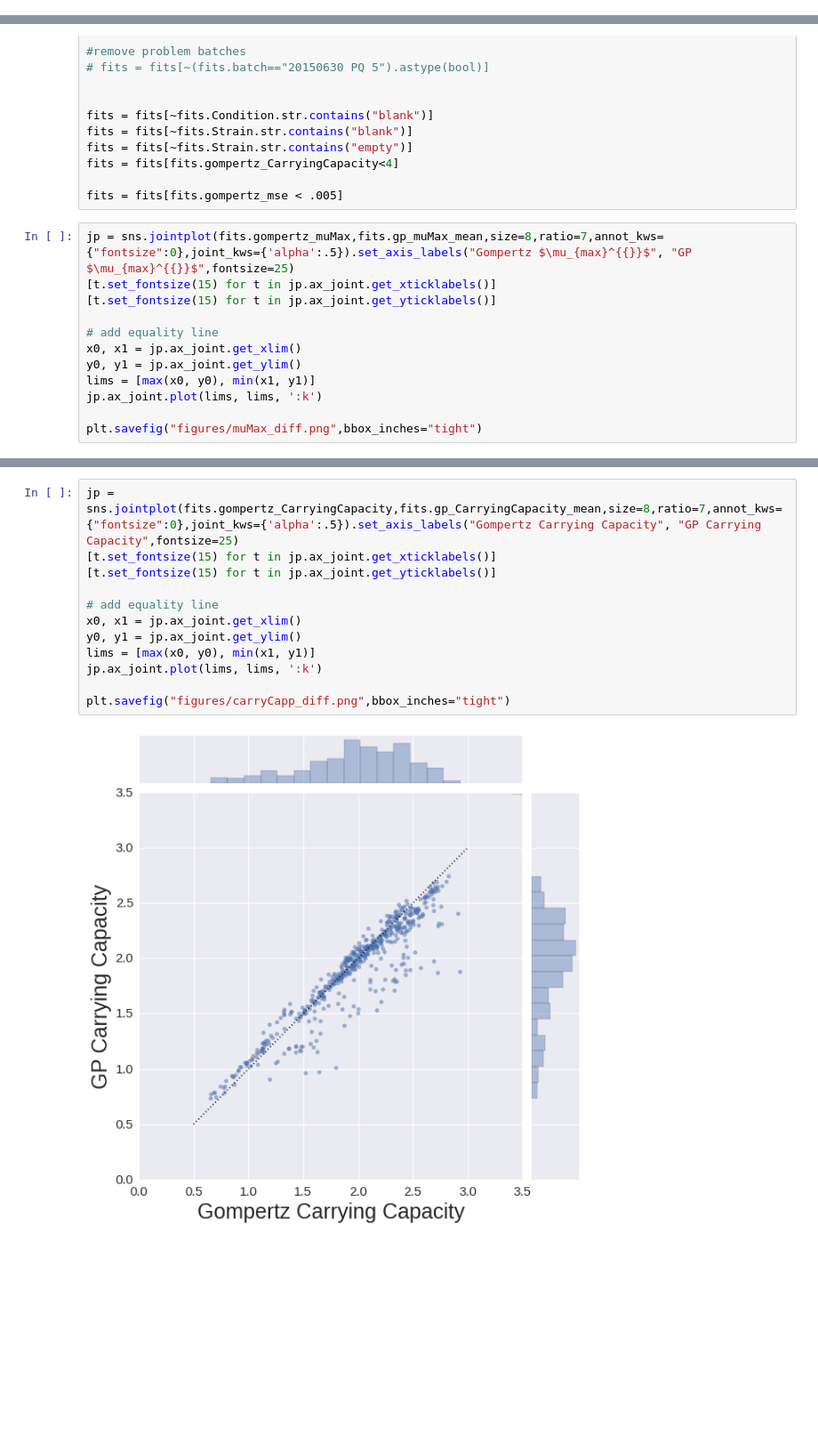
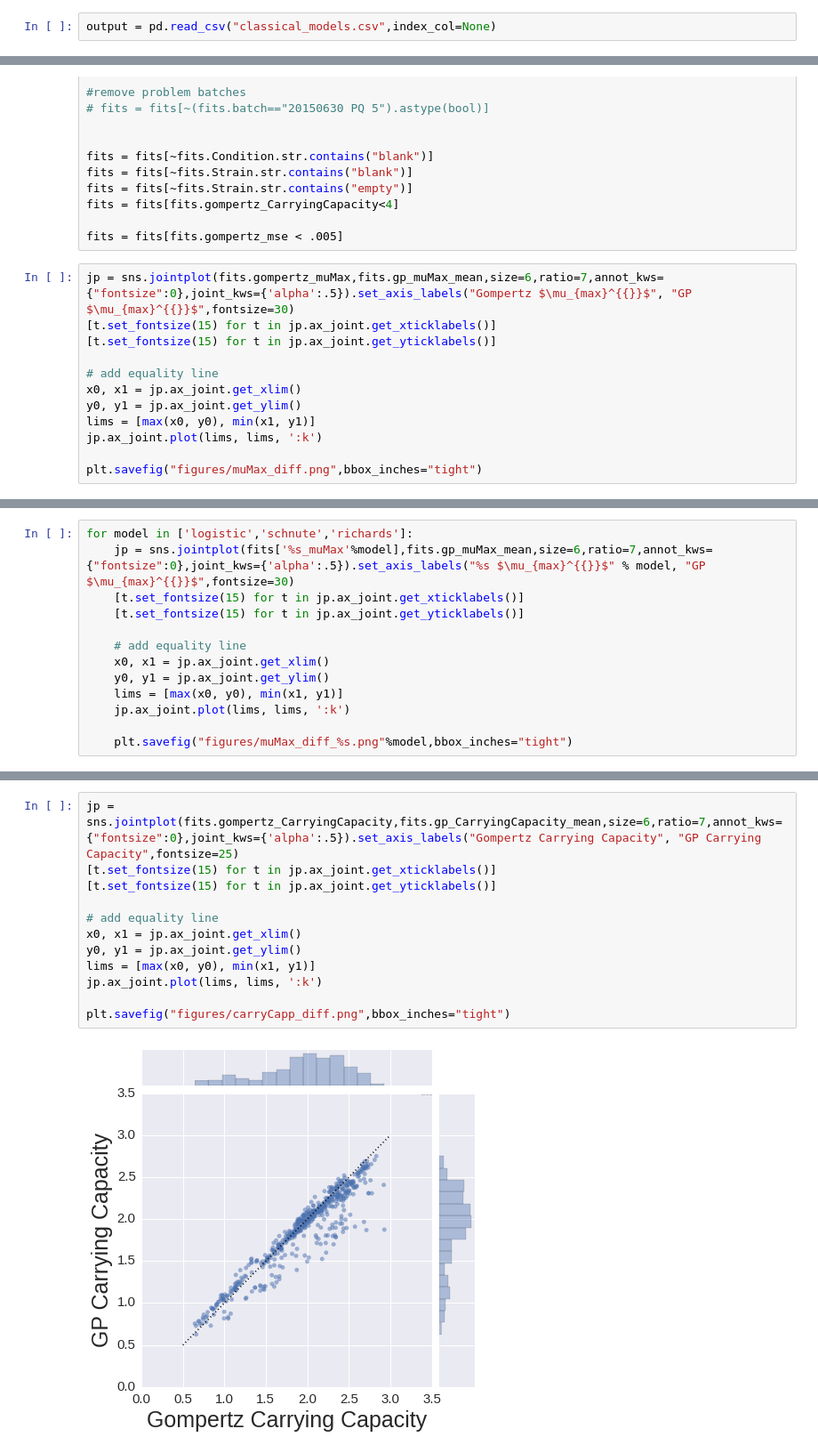
Before and after one commit to ptonner/gp_growth_phenotype, a Jupyter notebook: notebooks/classical_models.ipynb, the cells around one changed output, grey strips where cells are left out. Shown at 89% size. Drawn from its saved outputs; the diff is of its cells as text; blank space fills up the shorter version.

```diff
--- a/notebooks/classical_models.ipynb
+++ b/notebooks/classical_models.ipynb
@@ -180,5 +266,7 @@ KeyError: ('ura3', 0.333)
 # %% [markdown]
 # Errors
+# %%
+output = pd.read_csv("classical_models.csv",index_col=None)
 # %%
 fits = output.copy()
 fits.Condition.replace(np.nan,'',inplace=True)
@@ -294,7 +532,7 @@ fits = fits[fits.gompertz_CarryingCapacity<4]
 
 fits = fits[fits.gompertz_mse < .005]
 # %%
-jp = sns.jointplot(fits.gompertz_muMax,fits.gp_muMax_mean,size=8,ratio=7,annot_kws={"fontsize":0},joint_kws={'alpha':.5}).set_axis_labels("Gompertz $\mu_{max}^{{}}$", "GP $\mu_{max}^{{}}$",fontsize=25)
+jp = sns.jointplot(fits.gompertz_muMax,fits.gp_muMax_mean,size=6,ratio=7,annot_kws={"fontsize":0},joint_kws={'alpha':.5}).set_axis_labels("Gompertz $\mu_{max}^{{}}$", "GP $\mu_{max}^{{}}$",fontsize=30)
 [t.set_fontsize(15) for t in jp.ax_joint.get_xticklabels()]
 [t.set_fontsize(15) for t in jp.ax_joint.get_yticklabels()]
 
@@ -309,0 +556,13 @@ plt.savefig("figures/muMax_diff.png",bbox_inches="tight")
+# %%
+for model in ['logistic','schnute','richards']:
+    jp = sns.jointplot(fits['%s_muMax'%model],fits.gp_muMax_mean,size=6,ratio=7,annot_kws={"fontsize":0},joint_kws={'alpha':.5}).set_axis_labels("%s $\mu_{max}^{{}}$" % model, "GP $\mu_{max}^{{}}$",fontsize=30)
+    [t.set_fontsize(15) for t in jp.ax_joint.get_xticklabels()]
+    [t.set_fontsize(15) for t in jp.ax_joint.get_yticklabels()]
+
+    # add equality line
+    x0, x1 = jp.ax_joint.get_xlim()
+    y0, y1 = jp.ax_joint.get_ylim()
+    lims = [max(x0, y0), min(x1, y1)]
+    jp.ax_joint.plot(lims, lims, ':k')
+
+    plt.savefig("figures/muMax_diff_%s.png"%model,bbox_inches="tight")
@@ -310,14 +573,14 @@ plt.savefig("figures/muMax_diff.png",bbox_inches="tight")
 # %%
-jp = sns.jointplot(fits.gompertz_CarryingCapacity,fits.gp_CarryingCapacity_mean,size=8,ratio=7,annot_kws={"fontsize":0},joint_kws={'alpha':.5}).set_axis_labels("Gompertz Carrying Capacity", "GP Carrying Capacity",fontsize=25)
+jp = sns.jointplot(fits.gompertz_CarryingCapacity,fits.gp_CarryingCapacity_mean,size=6,ratio=7,annot_kws={"fontsize":0},joint_kws={'alpha':.5}).set_axis_labels("Gompertz Carrying Capacity", "GP Carrying Capacity",fontsize=25)
 [t.set_fontsize(15) for t in jp.ax_joint.get_xticklabels()]
 [t.set_fontsize(15) for t in jp.ax_joint.get_yticklabels()]
 
 # add equality line
 x0, x1 = jp.ax_joint.get_xlim()
 y0, y1 = jp.ax_joint.get_ylim()
 lims = [max(x0, y0), min(x1, y1)]
 jp.ax_joint.plot(lims, lims, ':k')
 
 plt.savefig("figures/carryCapp_diff.png",bbox_inches="tight")
 # %% [output]
-[figure, old version]
+[figure, new version]
```
Also changed, not shown: parts of 51 cells of this notebook, 2 other files.
